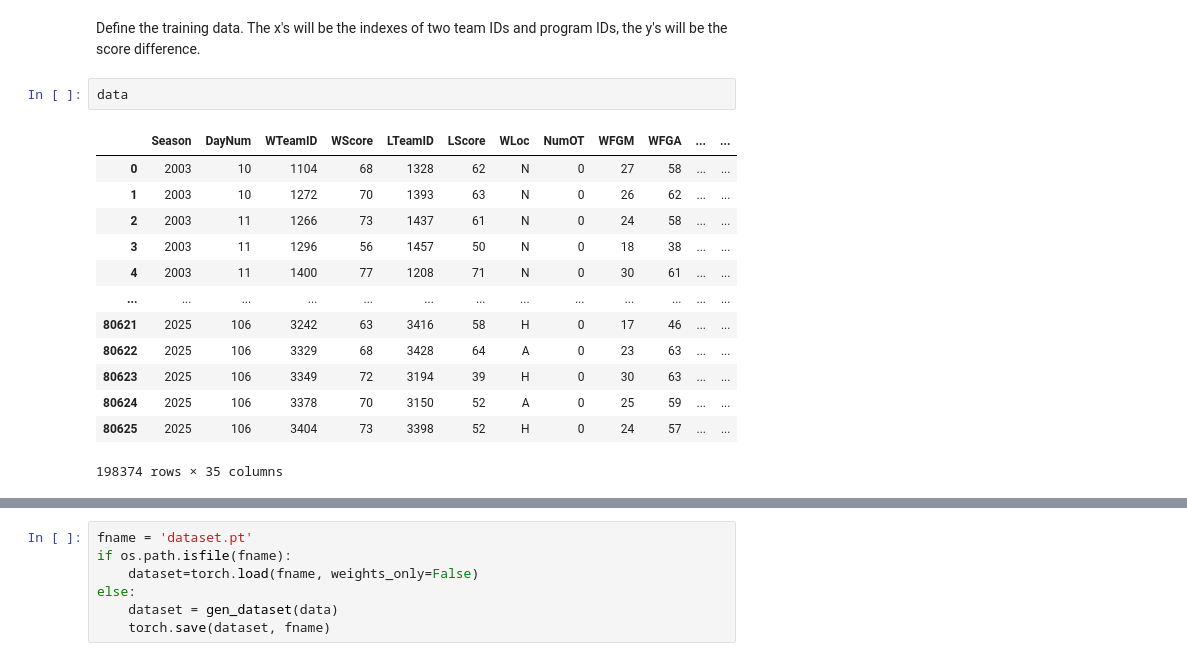
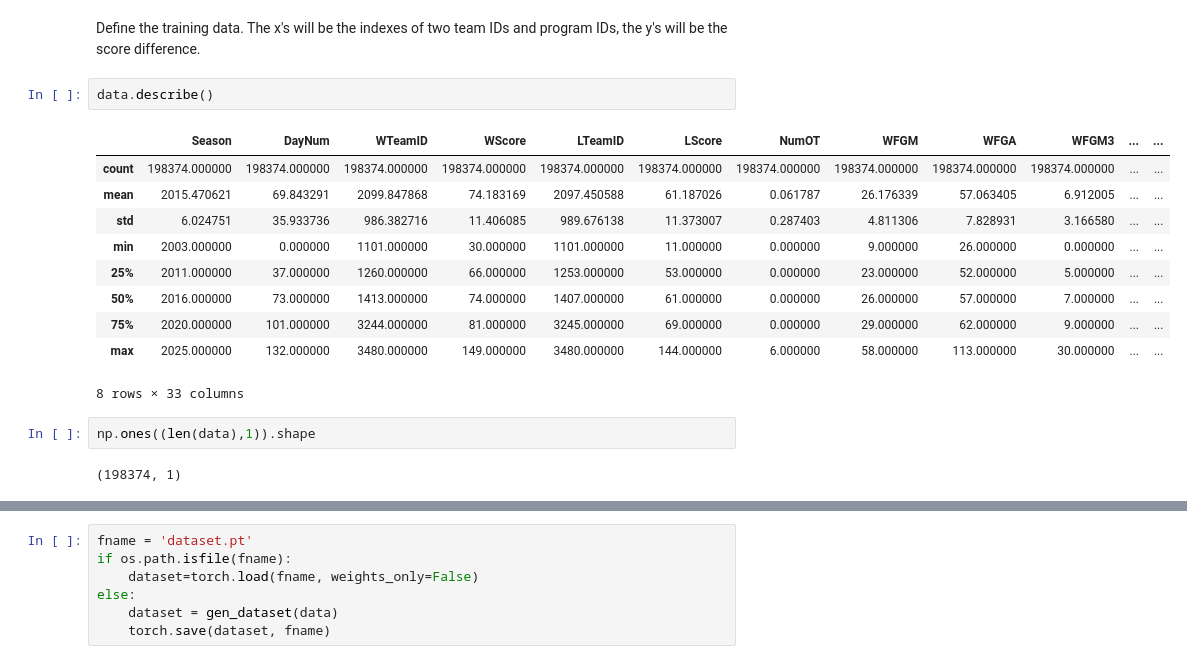
Before and after one commit to nwbvt/marchmadness2025, a Jupyter notebook: MarchMadness.ipynb, the cells around one changed output, grey strips where cells are left out. Drawn from its saved outputs; the diff is of its cells as text.

```diff
--- a/MarchMadness.ipynb
+++ b/MarchMadness.ipynb
@@ -72,18 +72,19 @@ programMapping = {x.TeamID: x.Index for x in programs.itertuples()}
 # %% [markdown]
 Define the training data. The x's will be the indexes of two team IDs and program IDs, the y's will be the score difference.
 # %%
-data
+data.describe()
 # %% [output]
-|  | Season | DayNum | WTeamID | WScore | LTeamID | LScore | WLoc | NumOT | WFGM | WFGA | ... | ... |
-| 0 | 2003 | 10 | 1104 | 68 | 1328 | 62 | N | 0 | 27 | 58 | ... | ... |
-| 1 | 2003 | 10 | 1272 | 70 | 1393 | 63 | N | 0 | 26 | 62 | ... | ... |
-| 2 | 2003 | 11 | 1266 | 73 | 1437 | 61 | N | 0 | 24 | 58 | ... | ... |
-| 3 | 2003 | 11 | 1296 | 56 | 1457 | 50 | N | 0 | 18 | 38 | ... | ... |
-| 4 | 2003 | 11 | 1400 | 77 | 1208 | 71 | N | 0 | 30 | 61 | ... | ... |
-| ... | ... | ... | ... | ... | ... | ... | ... | ... | ... | ... | ... | ... |
-| 80621 | 2025 | 106 | 3242 | 63 | 3416 | 58 | H | 0 | 17 | 46 | ... | ... |
-| 80622 | 2025 | 106 | 3329 | 68 | 3428 | 64 | A | 0 | 23 | 63 | ... | ... |
-| 80623 | 2025 | 106 | 3349 | 72 | 3194 | 39 | H | 0 | 30 | 63 | ... | ... |
-| 80624 | 2025 | 106 | 3378 | 70 | 3150 | 52 | A | 0 | 25 | 59 | ... | ... |
-| 80625 | 2025 | 106 | 3404 | 73 | 3398 | 52 | H | 0 | 24 | 57 | ... | ... |
+|  | Season | DayNum | WTeamID | WScore | LTeamID | LScore | NumOT | WFGM | WFGA | WFGM3 | ... | ... |
+| count | 198374.000000 | 198374.000000 | 198374.000000 | 198374.000000 | 198374.000000 | 198374.000000 | 198374.000000 | 198374.000000 | 198374.000000 | 198374.000000 | ... | ... |
+| mean | 2015.470621 | 69.843291 | 2099.847868 | 74.183169 | 2097.450588 | 61.187026 | 0.061787 | 26.176339 | 57.063405 | 6.912005 | ... | ... |
+| std | 6.024751 | 35.933736 | 986.382716 | 11.406085 | 989.676138 | 11.373007 | 0.287403 | 4.811306 | 7.828931 | 3.166580 | ... | ... |
+| min | 2003.000000 | 0.000000 | 1101.000000 | 30.000000 | 1101.000000 | 11.000000 | 0.000000 | 9.000000 | 26.000000 | 0.000000 | ... | ... |
+| 25% | 2011.000000 | 37.000000 | 1260.000000 | 66.000000 | 1253.000000 | 53.000000 | 0.000000 | 23.000000 | 52.000000 | 5.000000 | ... | ... |
+| 50% | 2016.000000 | 73.000000 | 1413.000000 | 74.000000 | 1407.000000 | 61.000000 | 0.000000 | 26.000000 | 57.000000 | 7.000000 | ... | ... |
+| 75% | 2020.000000 | 101.000000 | 3244.000000 | 81.000000 | 3245.000000 | 69.000000 | 0.000000 | 29.000000 | 62.000000 | 9.000000 | ... | ... |
+| max | 2025.000000 | 132.000000 | 3480.000000 | 149.000000 | 3480.000000 | 144.000000 | 6.000000 | 58.000000 | 113.000000 | 30.000000 | ... | ... |
-198374 rows × 35 columns
+8 rows × 33 columns
+# %%
+np.ones((len(data),1)).shape
+# %% [output]
+(198374, 1)
```
Also changed, not shown: parts of 37 cells of this notebook.
